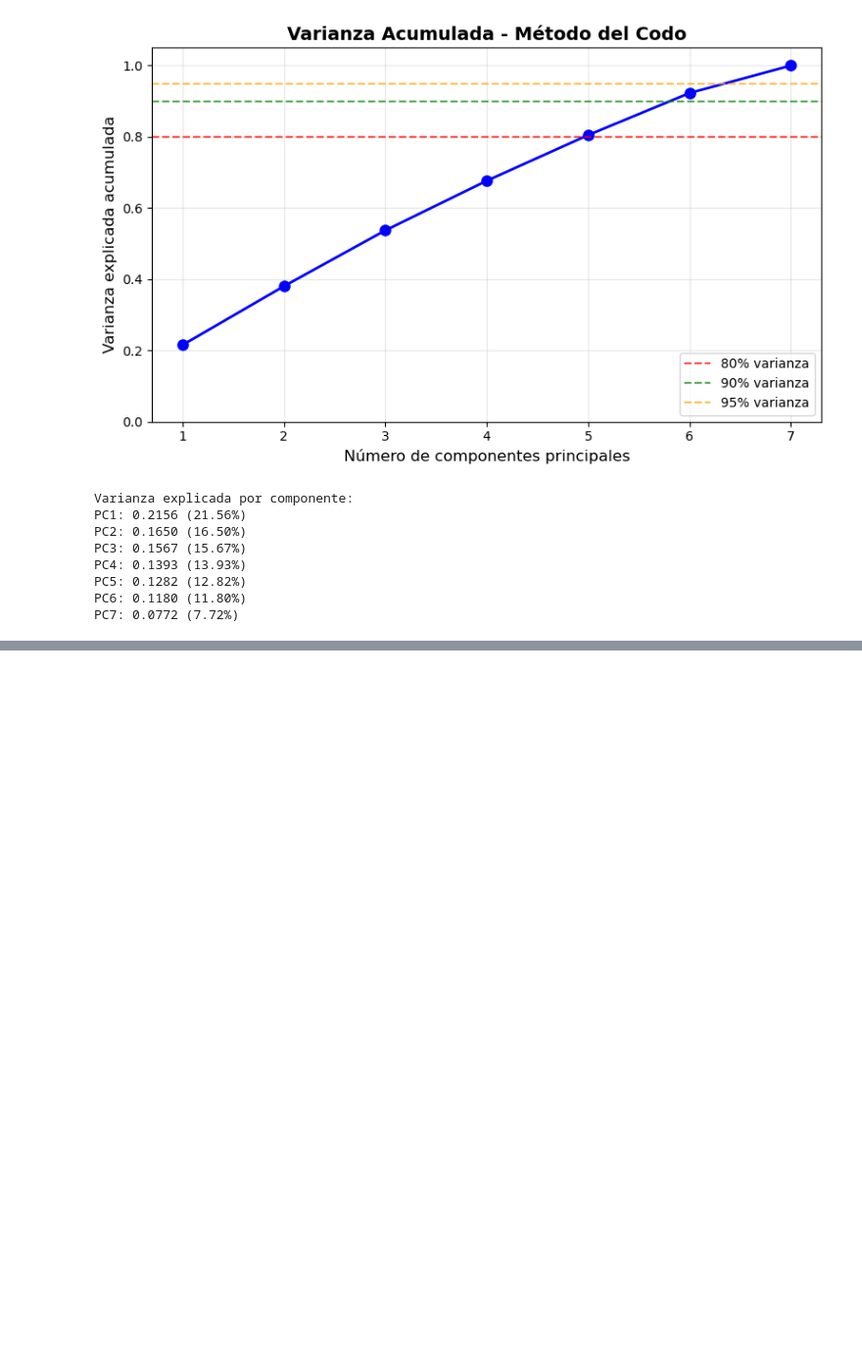
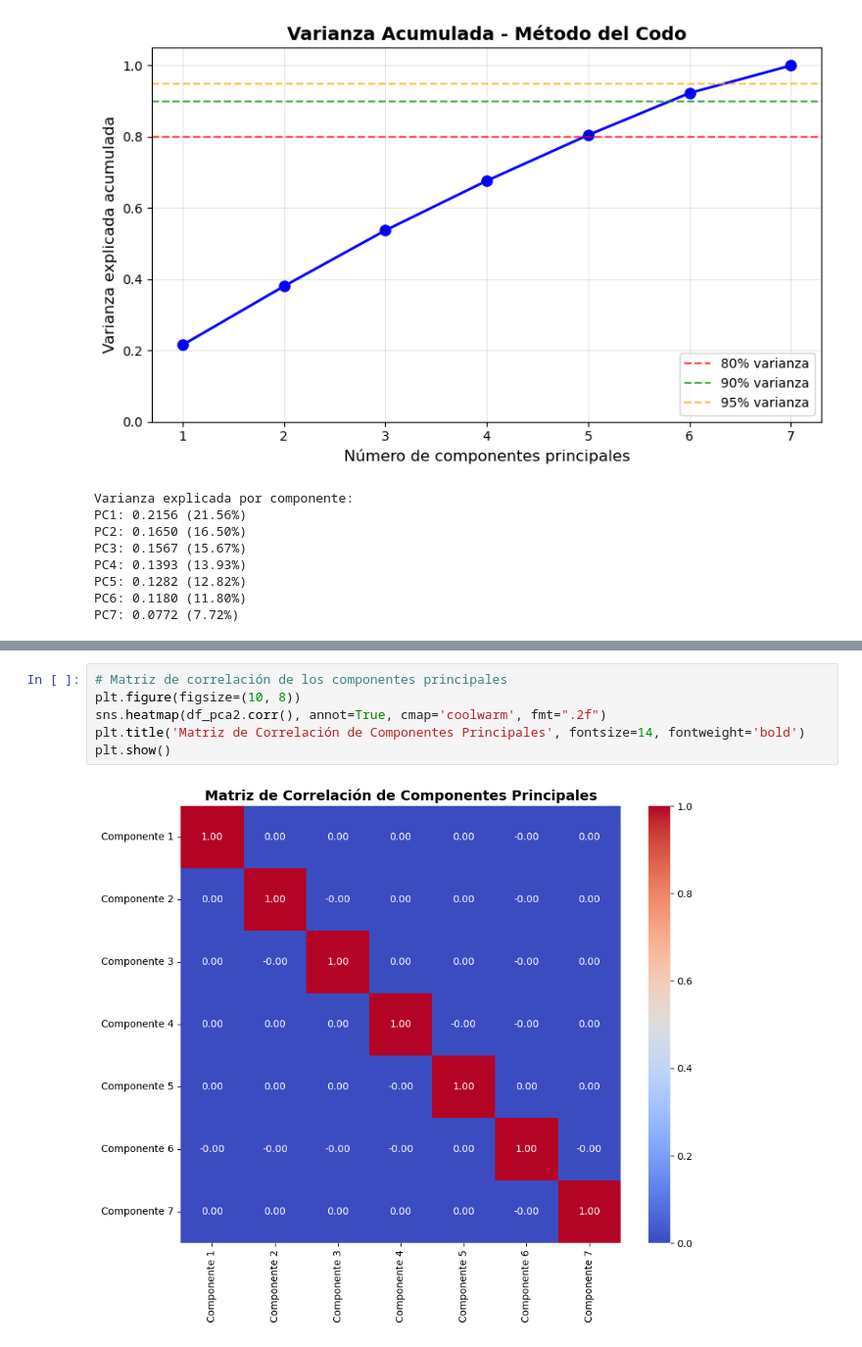
Before and after one commit to TheMaorba/DataMining, a Jupyter notebook: Tarea5/Tarea5.ipynb, the cells around one changed output, grey strips where cells are left out. Shown at 98% size. Cells and saved outputs as stored; diff of their text form; blank space fills up the shorter version.

```diff
--- a/Tarea5/Tarea5.ipynb
+++ b/Tarea5/Tarea5.ipynb
@@ -134,0 +169,8 @@ Proporción de varianza explicada por cada componente: [0.21561335 0.16500204]
+# %%
+# Matriz de correlación de los componentes principales
+plt.figure(figsize=(10, 8))
+sns.heatmap(df_pca2.corr(), annot=True, cmap='coolwarm', fmt=".2f")
+plt.title('Matriz de Correlación de Componentes Principales', fontsize=14, fontweight='bold')
+plt.show()
+# %% [output]
+[figure, added]
```
Also changed, not shown: parts of 15 cells of this notebook, 1 other file.
